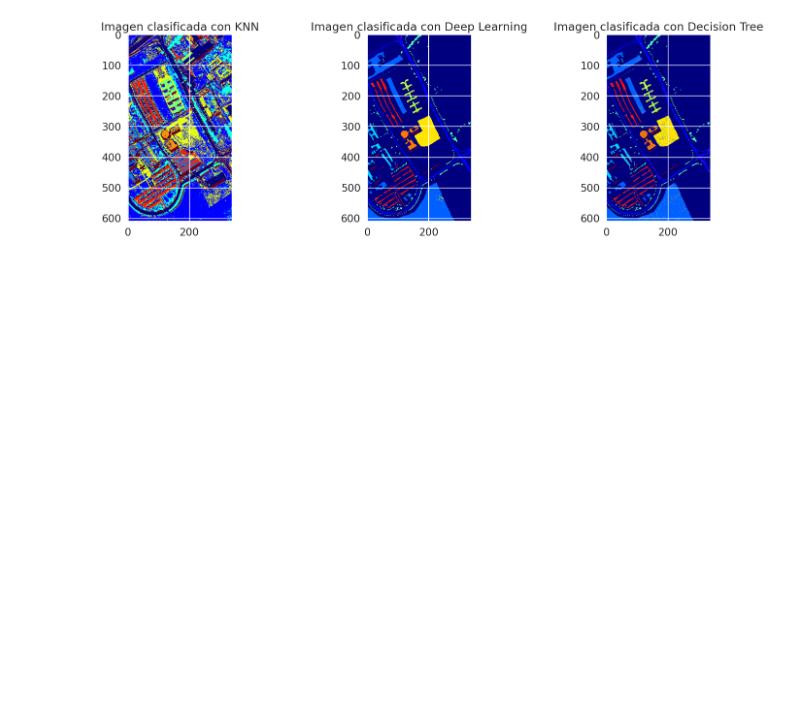
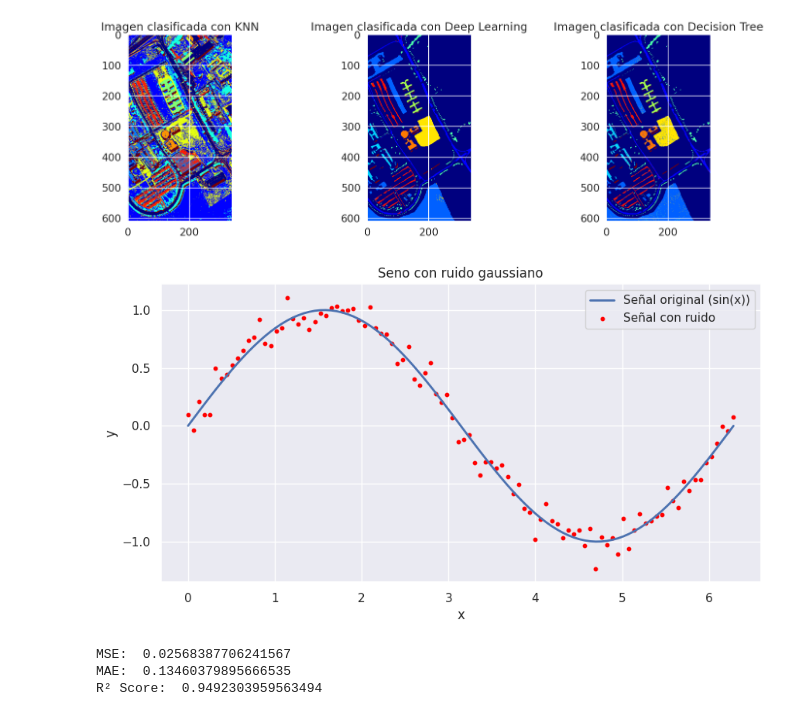
Before and after one commit to Gilberter/Hands-on-Computer-Vision, a Jupyter notebook: sesiones/sesion4/Sesion4_3_Classification.ipynb, the cells around one changed output. Saved outputs shown, nothing was run; the diff lists cells and outputs as text; code cells hidden in the pictures; blank space fills up the shorter version.

```diff
--- a/sesiones/sesion4/Sesion4_3_Classification.ipynb
+++ b/sesiones/sesion4/Sesion4_3_Classification.ipynb
@@ -563,3 +668,46 @@ plt.show()
 None
 # %% [output]
 [figure]
+# %%
+# Crear puntos base
+x = np.linspace(0, 2 * np.pi, 100)
+y_true = np.sin(x)  # Señal original
+
+# Agregar ruido gaussiano (media=0, desviación estándar=0.1)
+noise = np.random.normal(0, 0.1, size=x.shape)
+y_noisy = y_true + noise
+
+# Graficar
+plt.figure(figsize=(10, 5))
+plt.plot(x, y_true, label='Señal original (sin(x))', linewidth=2)
+plt.scatter(x, y_noisy, color='red', label='Señal con ruido', s=10)
+plt.legend()
+plt.title('Seno con ruido gaussiano')
+plt.xlabel('x')
+plt.ylabel('y')
+plt.grid(True)
+plt.show()
+# %% [output]
+[figure, added]
+# %%
+from sklearn.tree import DecisionTreeRegressor
+from sklearn.metrics import mean_squared_error, mean_absolute_error, r2_score
+
+
+dtr = DecisionTreeRegressor()
+
+
+x_train, x_test, y_train, y_test = train_test_split(x, y_noisy, train_size = 0.7)
+
+model_dtr = dtr.fit(x_train, y_train)
+y_pred = model_dtr.predict(x_test)
+
+print("MSE: ", mean_squared_error(y_test, y_pred))
+print("MAE: ", mean_absolute_error(y_test, y_pred))
+print("R² Score: ", r2_score(y_test, y_pred))
+
+y_pred = model_dtr.predict(x)
+# %% [output]
+MSE:  0.02568387706241567
+MAE:  0.13460379895666535
+R² Score:  0.9492303959563494
```
Also changed, not shown: parts of 18 cells of this notebook.
